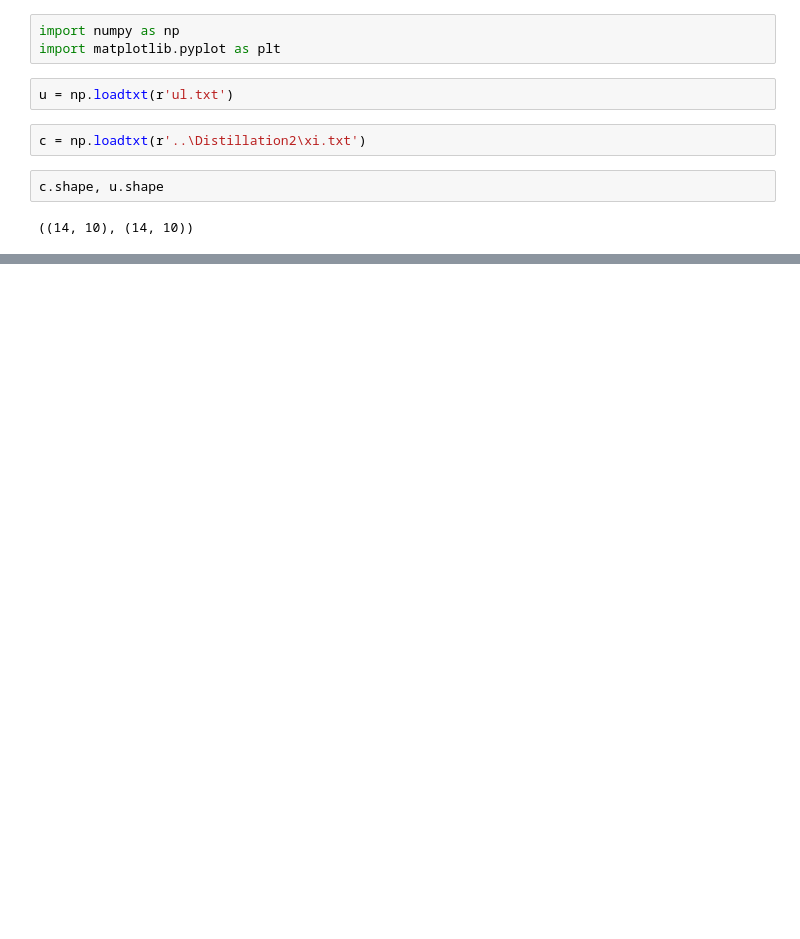
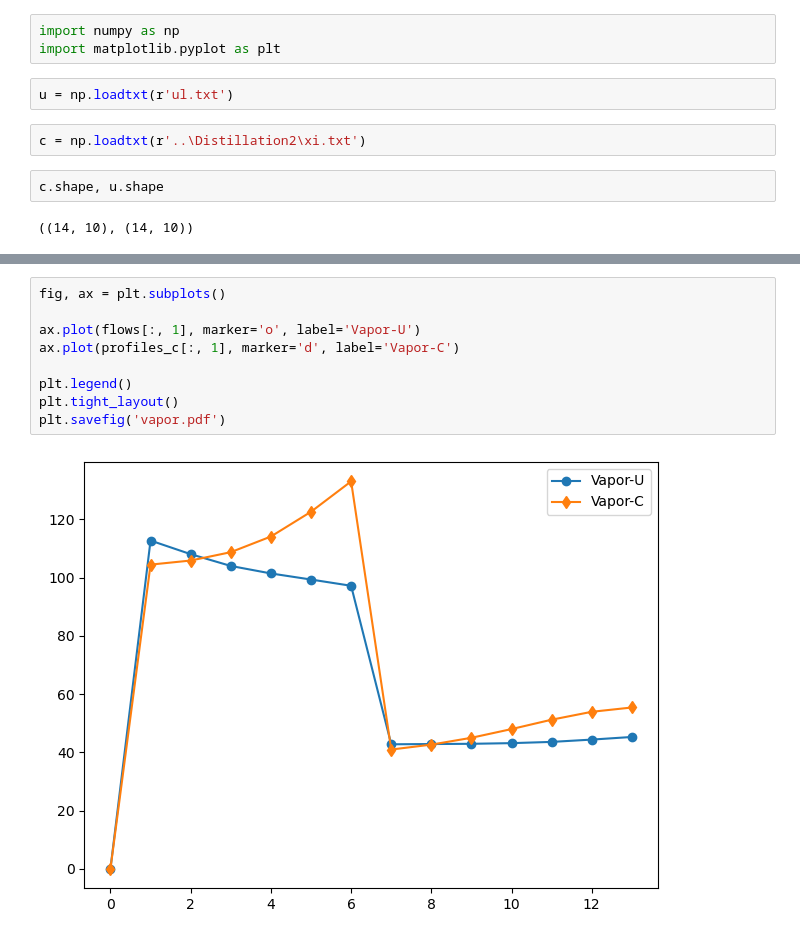
Before and after one commit to VChuzlov/My_Project, a Jupyter notebook: plots.ipynb, the cells around one changed output, grey strips where cells are left out. Saved outputs shown, nothing was run; the diff lists cells and outputs as text; blank space fills up the shorter version.

```diff
--- a/plots.ipynb
+++ b/plots.ipynb
@@ -38,0 +57,11 @@ plt.tight_layout()
+# %%
+fig, ax = plt.subplots()
+
+ax.plot(flows[:, 1], marker='o', label='Vapor-U')
+ax.plot(profiles_c[:, 1], marker='d', label='Vapor-C')
+
+plt.legend()
+plt.tight_layout()
+plt.savefig('vapor.pdf')
+# %% [output]
+[figure, added]
```
Also changed, not shown: parts of 6 cells of this notebook, 6 other files.
